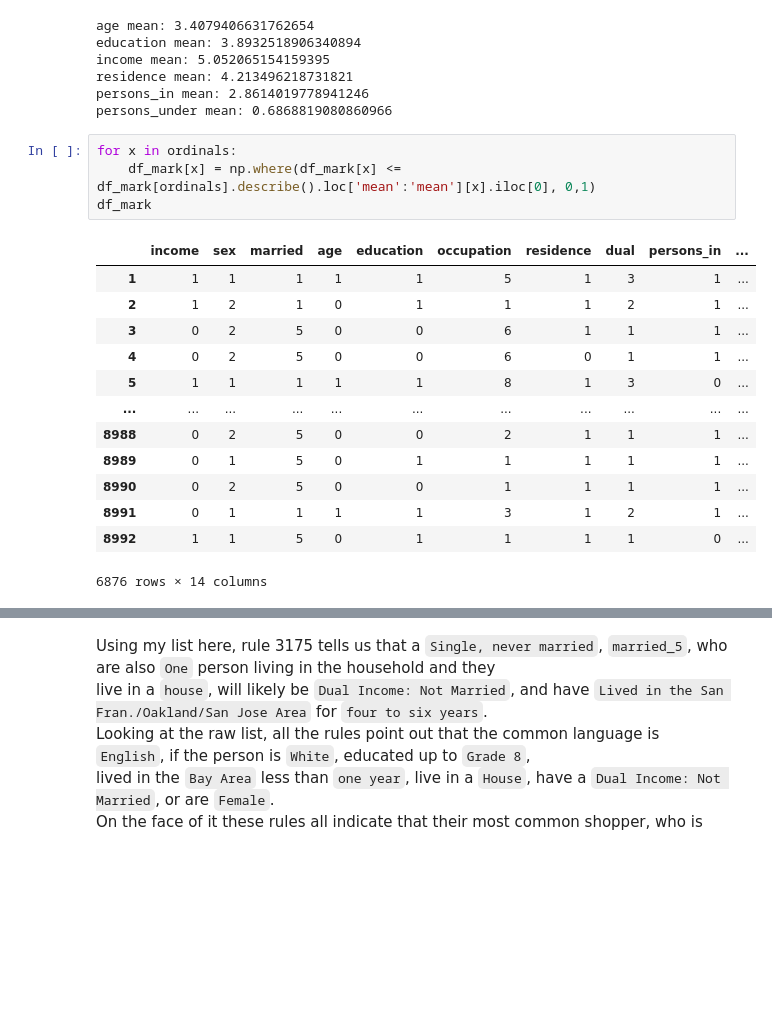
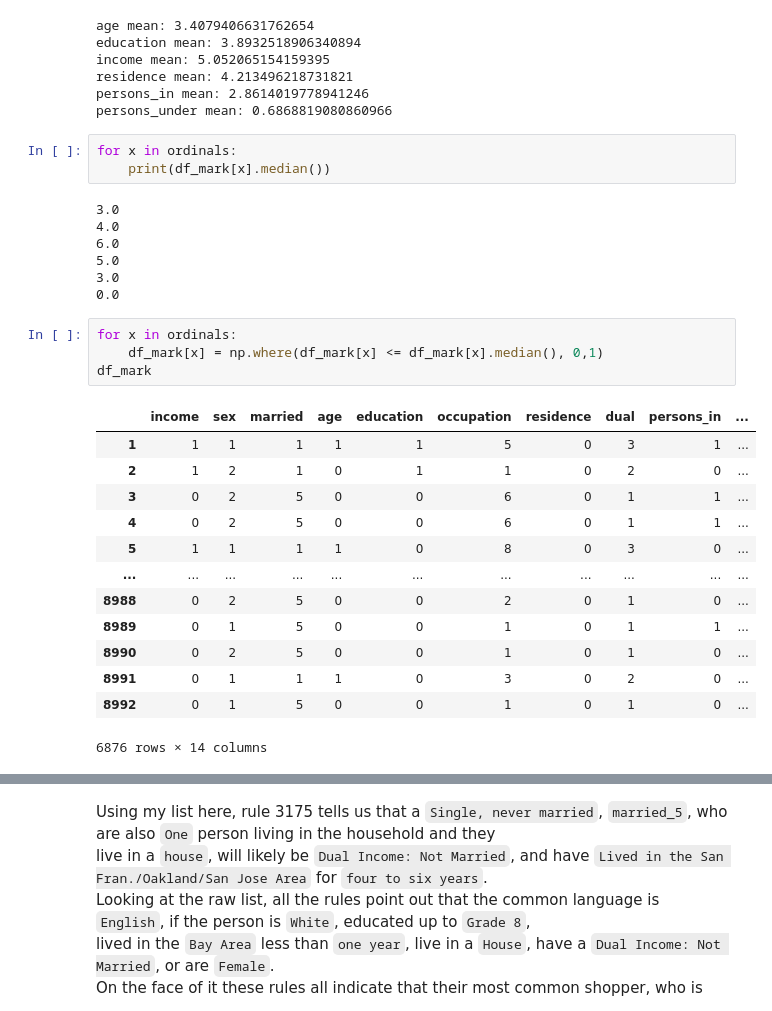
Before and after one commit to wolfesamk/MSBA-207, a Jupyter notebook: Homework/MSBA 207 Case - Market Basket Analysis.ipynb, the cells around one changed output, grey strips where cells are left out. Drawn from its saved outputs; the diff is of its cells as text; blank space fills up the shorter version.

```diff
--- a/Homework/MSBA 207 Case - Market Basket Analysis.ipynb
+++ b/Homework/MSBA 207 Case - Market Basket Analysis.ipynb
@@ -106,23 +106,33 @@ income mean: 5.052065154159395
 residence mean: 4.213496218731821
 persons_in mean: 2.8614019778941246
 persons_under mean: 0.6868819080860966
+# %%
+for x in ordinals:
+    print(df_mark[x].median())
+# %% [output]
+3.0
+4.0
+6.0
+5.0
+3.0
+0.0
 # %%
 for x in ordinals:
-    df_mark[x] = np.where(df_mark[x] <= df_mark[ordinals].describe().loc['mean':'mean'][x].iloc[0], 0,1)
+    df_mark[x] = np.where(df_mark[x] <= df_mark[x].median(), 0,1)
 df_mark
 # %% [output]
 |  | income | sex | married | age | education | occupation | residence | dual | persons_in | ... |
-| 1 | 1 | 1 | 1 | 1 | 1 | 5 | 1 | 3 | 1 | ... |
-| 2 | 1 | 2 | 1 | 0 | 1 | 1 | 1 | 2 | 1 | ... |
-| 3 | 0 | 2 | 5 | 0 | 0 | 6 | 1 | 1 | 1 | ... |
+| 1 | 1 | 1 | 1 | 1 | 1 | 5 | 0 | 3 | 1 | ... |
+| 2 | 1 | 2 | 1 | 0 | 1 | 1 | 0 | 2 | 0 | ... |
+| 3 | 0 | 2 | 5 | 0 | 0 | 6 | 0 | 1 | 1 | ... |
 | 4 | 0 | 2 | 5 | 0 | 0 | 6 | 0 | 1 | 1 | ... |
-| 5 | 1 | 1 | 1 | 1 | 1 | 8 | 1 | 3 | 0 | ... |
+| 5 | 1 | 1 | 1 | 1 | 0 | 8 | 0 | 3 | 0 | ... |
 | ... | ... | ... | ... | ... | ... | ... | ... | ... | ... | ... |
-| 8988 | 0 | 2 | 5 | 0 | 0 | 2 | 1 | 1 | 1 | ... |
-| 8989 | 0 | 1 | 5 | 0 | 1 | 1 | 1 | 1 | 1 | ... |
-| 8990 | 0 | 2 | 5 | 0 | 0 | 1 | 1 | 1 | 1 | ... |
-| 8991 | 0 | 1 | 1 | 1 | 1 | 3 | 1 | 2 | 1 | ... |
-| 8992 | 1 | 1 | 5 | 0 | 1 | 1 | 1 | 1 | 0 | ... |
+| 8988 | 0 | 2 | 5 | 0 | 0 | 2 | 0 | 1 | 0 | ... |
+| 8989 | 0 | 1 | 5 | 0 | 0 | 1 | 0 | 1 | 1 | ... |
+| 8990 | 0 | 2 | 5 | 0 | 0 | 1 | 0 | 1 | 0 | ... |
+| 8991 | 0 | 1 | 1 | 1 | 0 | 3 | 0 | 2 | 0 | ... |
+| 8992 | 0 | 1 | 5 | 0 | 0 | 1 | 0 | 1 | 0 | ... |
 6876 rows × 14 columns
 # %%
 df_mark_dum = pd.get_dummies(df_mark, drop_first=False,prefix_sep='_').astype(dtype='bool')
```
Also changed, not shown: parts of 6 cells of this notebook, 2 other files.
